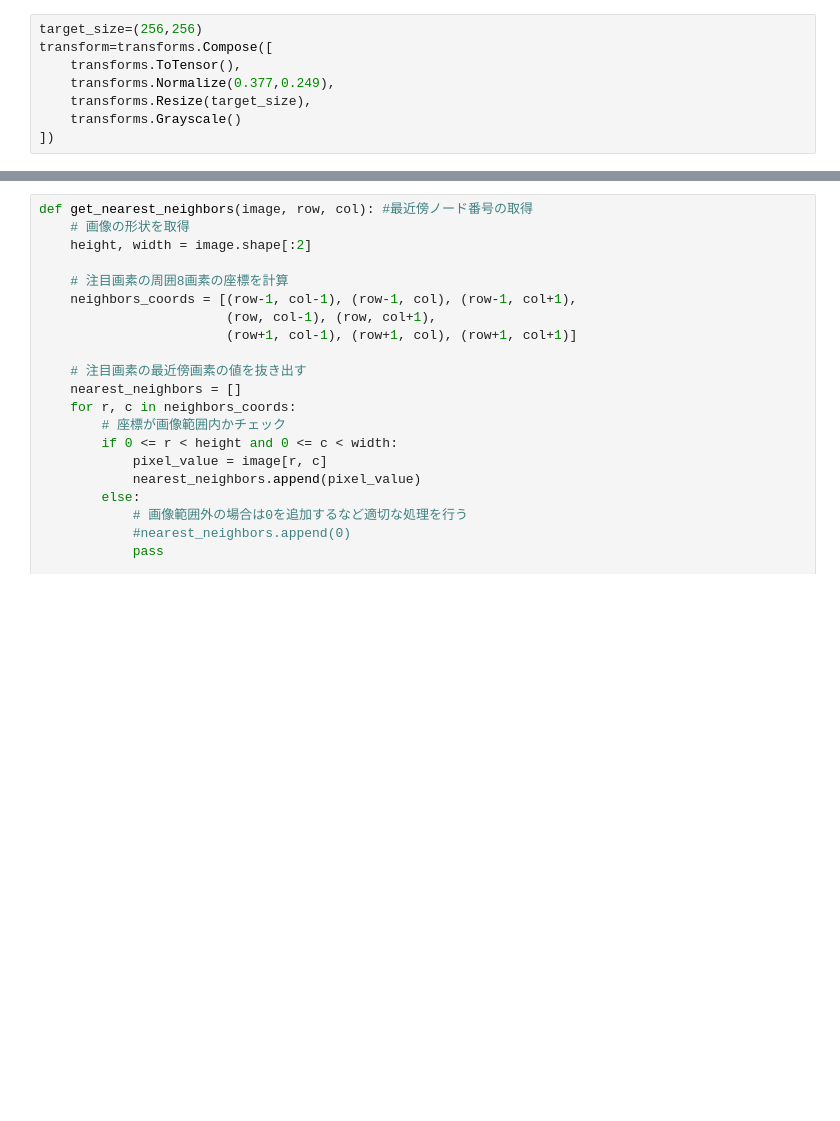
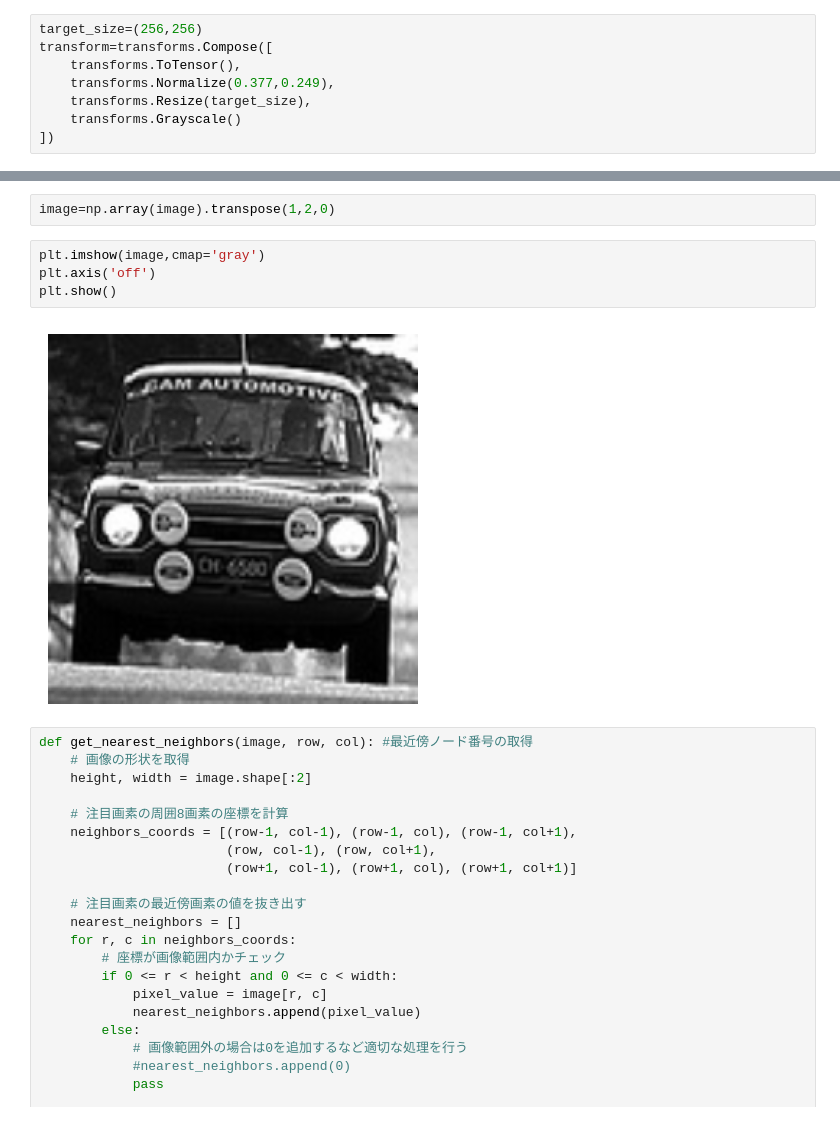
Before and after one commit to MKTKSMT-MI/GNN-DGLPro, a Jupyter notebook: ICPKGI/patch image marge.ipynb, the cells around one changed output, grey strips where cells are left out. Drawn from its saved outputs; the diff is of its cells as text; blank space fills up the shorter version.

```diff
--- a/ICPKGI/patch image marge.ipynb
+++ b/ICPKGI/patch image marge.ipynb
@@ -30,6 +30,14 @@ image=transform(Image.open('../data/car/front/0_002.jpg'))
 print(image.shape)
 # %% [output]
 torch.Size([1, 256, 256])
+# %%
+image=np.array(image).transpose(1,2,0)
+# %%
+plt.imshow(image,cmap='gray')
+plt.axis('off')
+plt.show()
+# %% [output]
+[figure, added]
 # %%
 def get_nearest_neighbors(image, row, col): #最近傍ノード番号の取得
     # 画像の形状を取得
```
Also changed, not shown: parts of 5 cells of this notebook, 7 other files.
